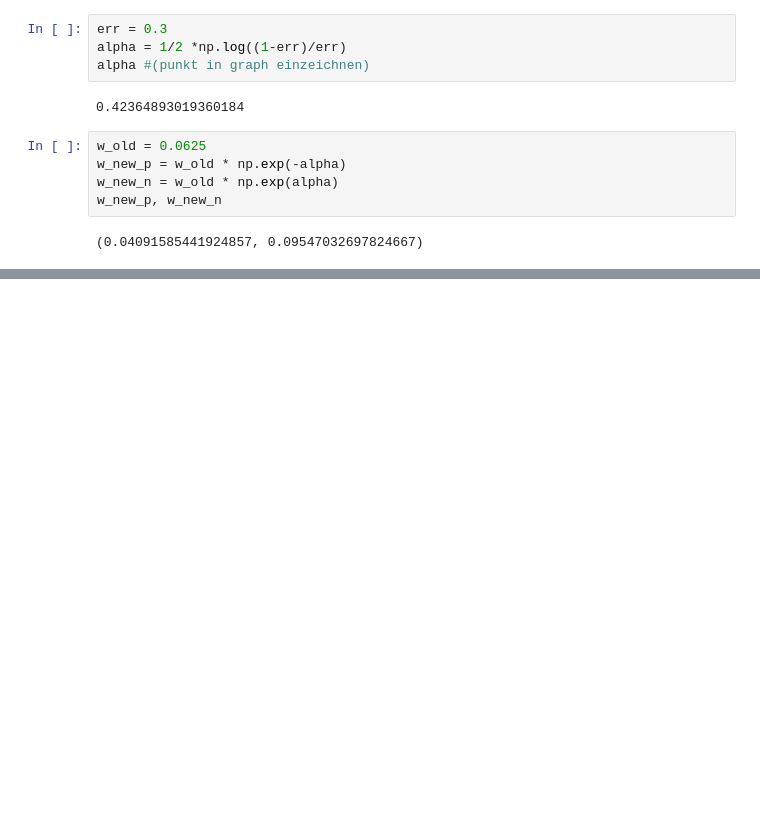
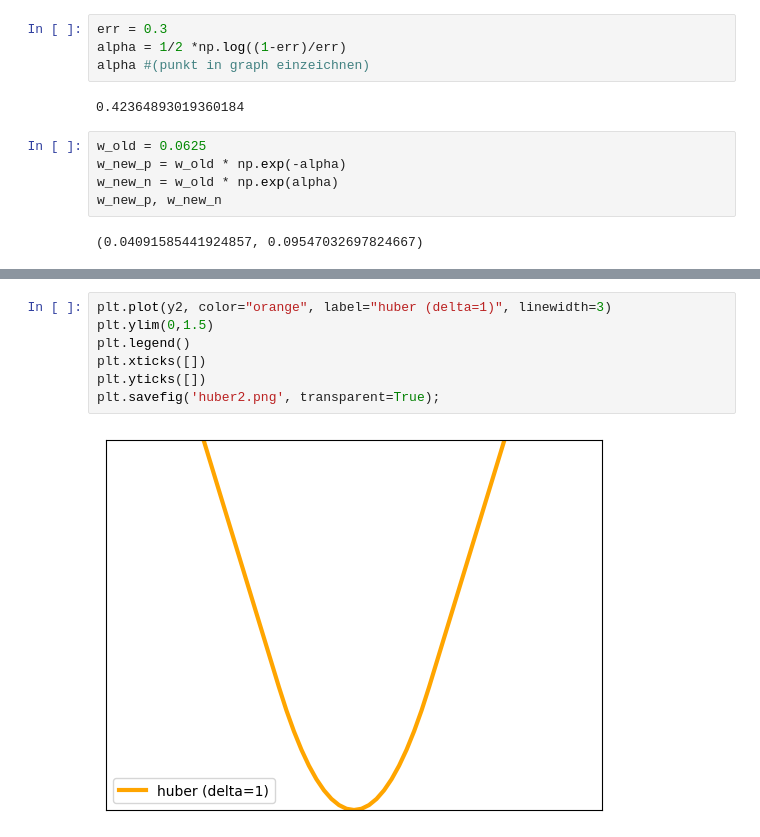
Before and after one commit to froukje/datamapu, a Jupyter notebook: notebooks/plots.ipynb, the cells around one changed output, grey strips where cells are left out. Saved outputs shown, nothing was run; the diff lists cells and outputs as text; blank space fills up the shorter version.

```diff
--- a/notebooks/plots.ipynb
+++ b/notebooks/plots.ipynb
@@ -403,0 +448,9 @@ w_new_p, w_new_n
+# %%
+plt.plot(y2, color="orange", label="huber (delta=1)", linewidth=3)
+plt.ylim(0,1.5)
+plt.legend()
+plt.xticks([])
+plt.yticks([])
+plt.savefig('huber2.png', transparent=True);
+# %% [output]
+[figure, added]
```
Also changed, not shown: parts of 7 cells of this notebook, 13 other files.
